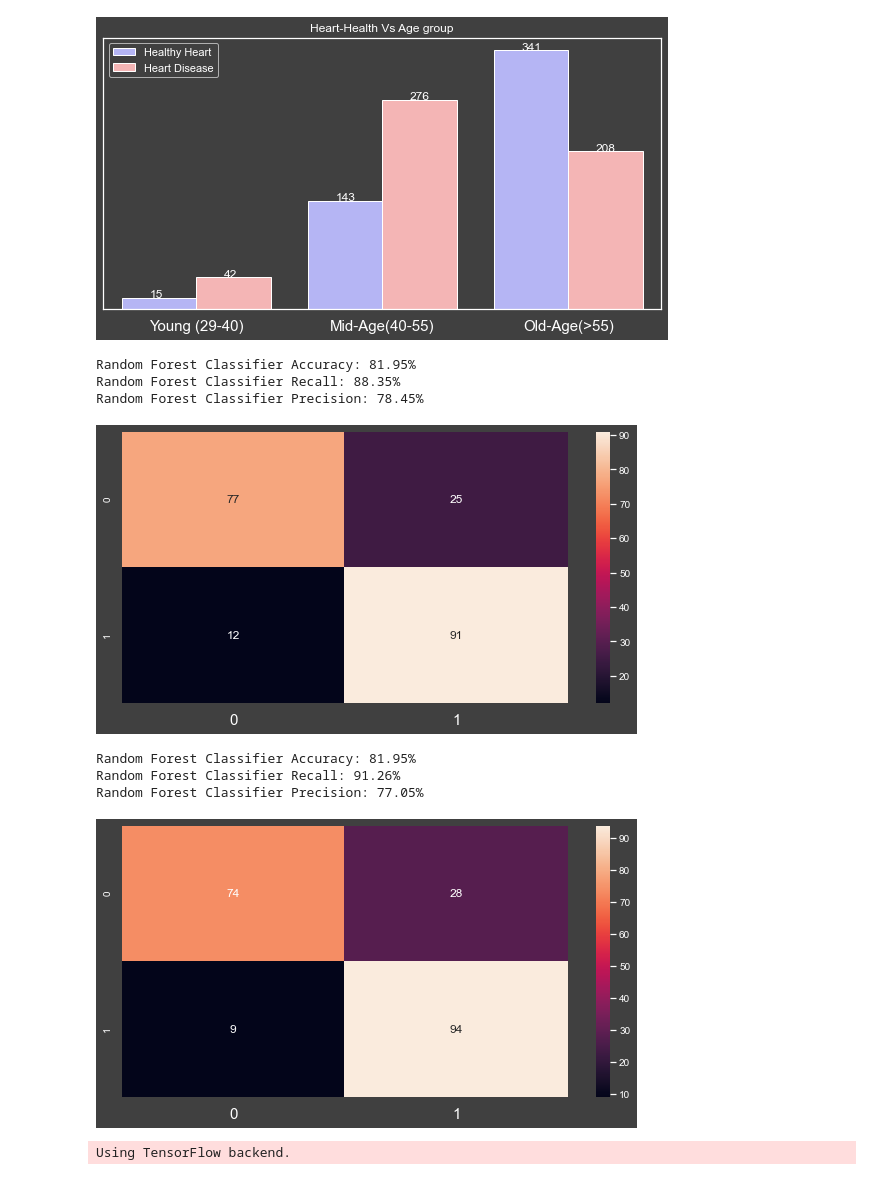
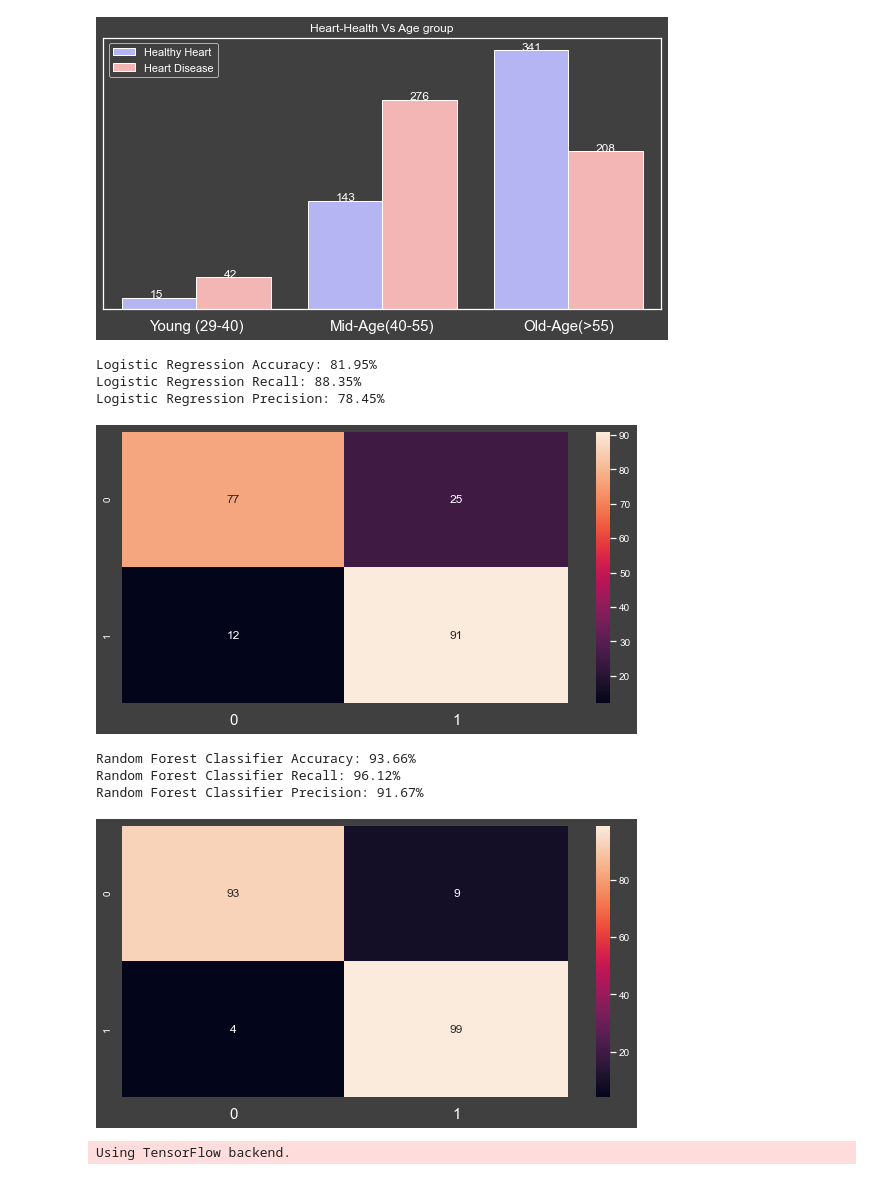
Before and after one commit to Sachinvh12/Heart_Risk_Prediction_using_ANN_RF_and_LR_algorithms., a Jupyter notebook: HeartWithNueral.ipynb, the cells around one changed output. Drawn from its saved outputs; the diff is of its cells as text; code cells hidden in the pictures.

```diff
--- a/HeartWithNueral.ipynb
+++ b/HeartWithNueral.ipynb
@@ -239,33 +264,33 @@ lr_accuracy = accuracy_score(y_test, lr_pred)
 lr_precision = precision_score(y_test, lr_pred)
 lr_recall = recall_score(y_test, lr_pred)
 
-print('Random Forest Classifier Accuracy: {:.2f}%'.format(lr_accuracy*100))
-print('Random Forest Classifier Recall: {:.2f}%'.format(lr_recall*100))
-print('Random Forest Classifier Precision: {:.2f}%'.format(lr_precision*100))
+print('Logistic Regression Accuracy: {:.2f}%'.format(lr_accuracy*100))
+print('Logistic Regression Recall: {:.2f}%'.format(lr_recall*100))
+print('Logistic Regression Precision: {:.2f}%'.format(lr_precision*100))
 
 cm = confusion_matrix(y_test,lr_pred)
 sns.heatmap(cm,annot=True);
 # %% [output]
-Random Forest Classifier Accuracy: 81.95%
-Random Forest Classifier Recall: 88.35%
-Random Forest Classifier Precision: 78.45%
+Logistic Regression Accuracy: 81.95%
+Logistic Regression Recall: 88.35%
+Logistic Regression Precision: 78.45%
 [figure]
 # %%
-rfc = RandomForestClassifier(n_estimators = 50, max_depth = 3)
+rfc = RandomForestClassifier(n_estimators = 50, max_depth = 7)
 
 rfc.fit(x_train, y_train)
 rfc_pred = rfc.predict(x_test)
 rfc_accuracy = accuracy_score(y_test, rfc_pred)
 rfc_recall = recall_score(y_test, rfc_pred)
 rfc_precision = precision_score(y_test, rfc_pred)
 
 print('Random Forest Classifier Accuracy: {:.2f}%'.format(rfc_accuracy*100))
 print('Random Forest Classifier Recall: {:.2f}%'.format(rfc_recall*100))
 print('Random Forest Classifier Precision: {:.2f}%'.format(rfc_precision*100))
 cm = confusion_matrix(y_test,rfc_pred)
 sns.heatmap(cm,annot=True);
 # %% [output]
-Random Forest Classifier Accuracy: 81.95%
-Random Forest Classifier Recall: 91.26%
-Random Forest Classifier Precision: 77.05%
+Random Forest Classifier Accuracy: 93.66%
+Random Forest Classifier Recall: 96.12%
+Random Forest Classifier Precision: 91.67%
-[figure, old version]
+[figure, new version]
```
Also changed, not shown: parts of 8 cells of this notebook, 19 other files.
